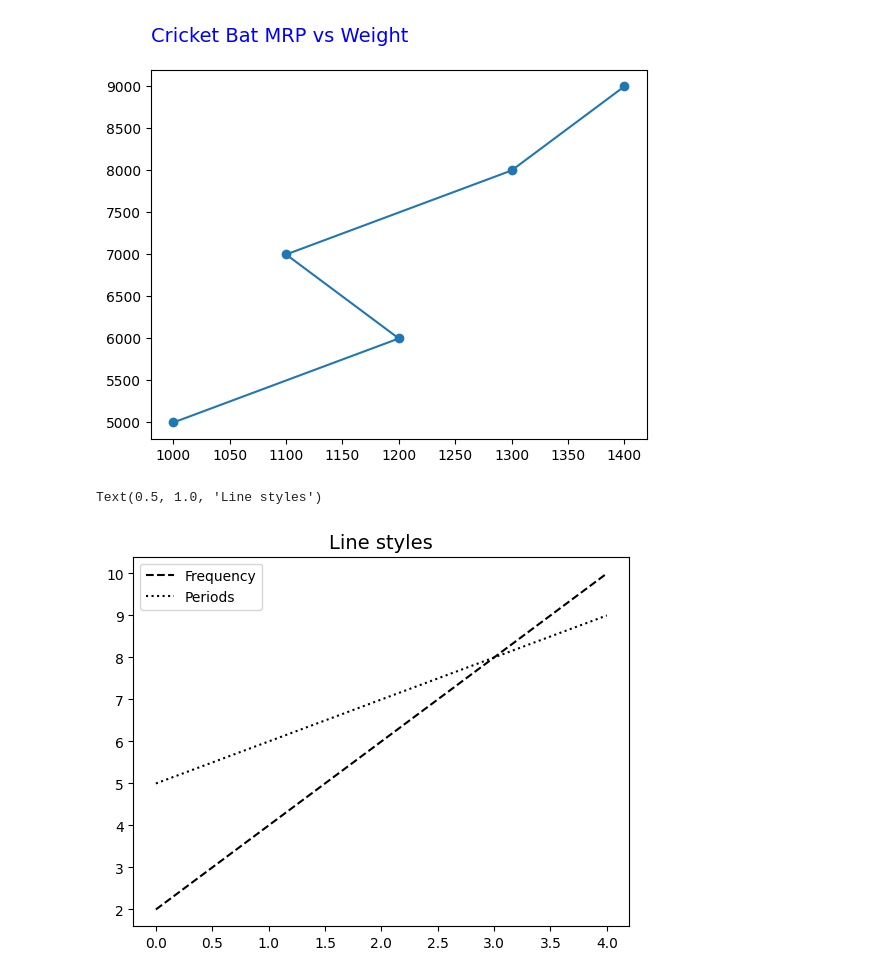
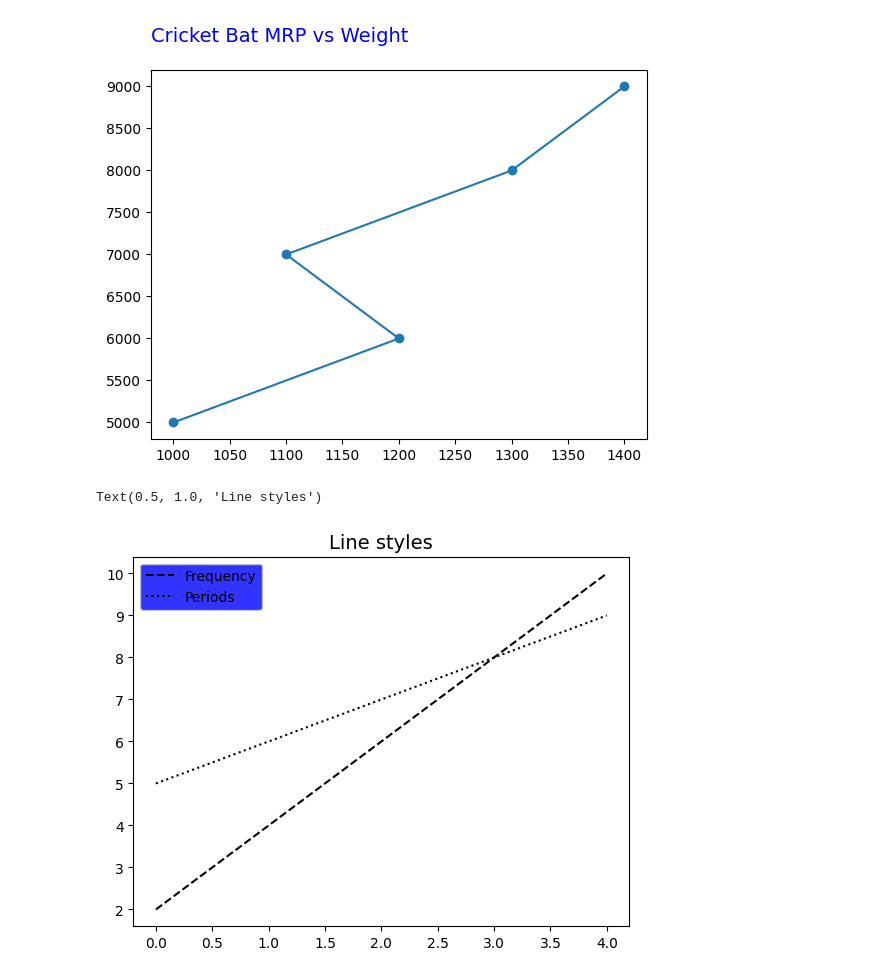
Before and after one commit to Raj4478/jupiter, a Jupyter notebook: matplotlib.ipynb, the cells around one changed output. Cells and saved outputs as stored; diff of their text form; code cells hidden in the pictures.

```diff
--- a/matplotlib.ipynb
+++ b/matplotlib.ipynb
@@ -39,17 +39,19 @@ Text(0.0, 1.0, 'Cricket Bat MRP vs Weight')
 # %%
 a= np.arange(5)
 b= [2, 4, 6, 8, 10]
 c= [5, 6, 7, 8, 9]
 
 fig = plt.figure()
 ax = plt.subplot()
 
 ax.plot(a, b, 'k--', label='Frequency')
 ax.plot(a, c, 'k:', label='Periods')
 
 ax.legend()
+legend = ax.get_legend()
+legend.get_frame().set_facecolor('blue')
 
 plt.title("Line styles", fontsize=14)
 # %% [output]
 Text(0.5, 1.0, 'Line styles')
-[figure, old version]
+[figure, new version]
```
Also changed, not shown: 1 other file.
